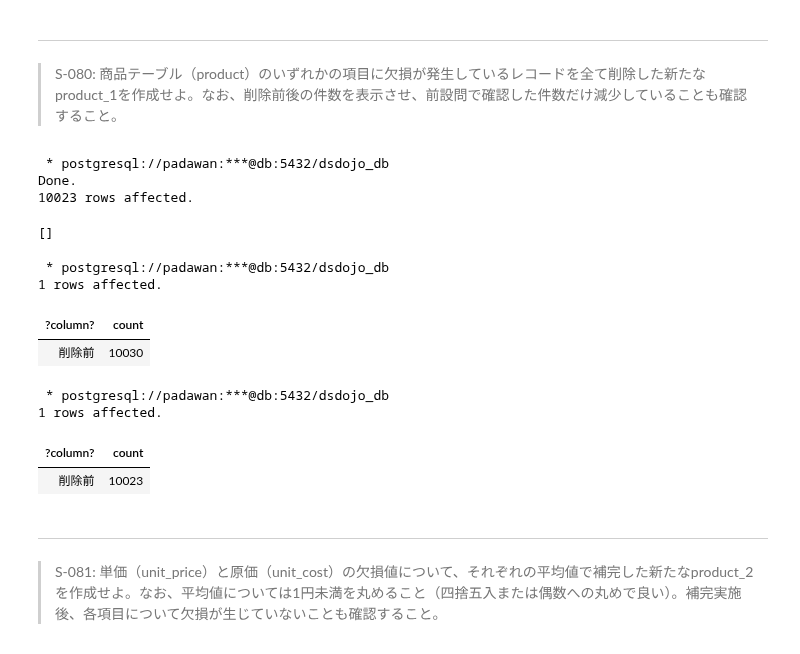
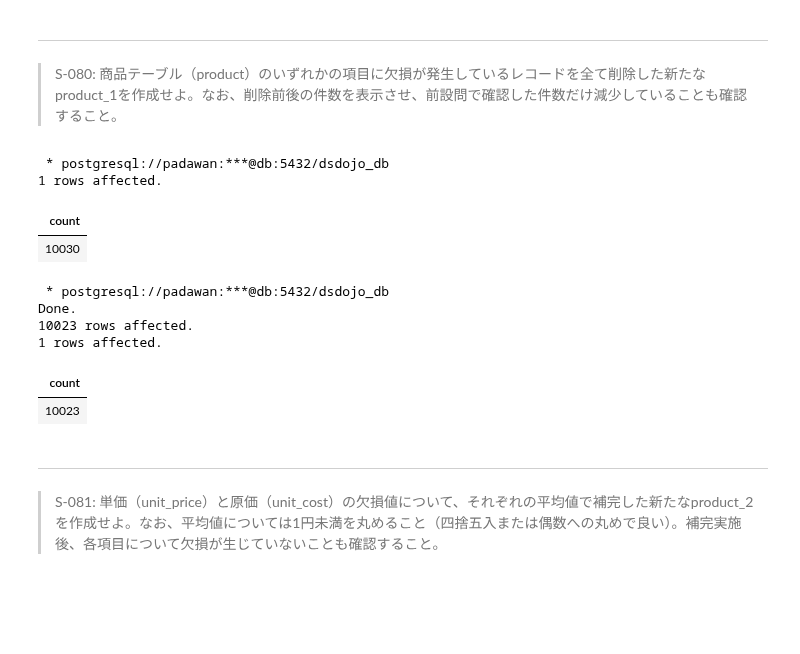
Before and after one commit to The-Japan-DataScientist-Society/100knocks-preprocess, a Jupyter notebook: docker/work/answer/ans_preprocess_knock_SQL.ipynb, the cells around one changed output. Saved outputs shown, nothing was run; the diff lists cells and outputs as text; code cells hidden in the pictures; blank space fills up the shorter version.

```diff
--- a/docker/work/answer/ans_preprocess_knock_SQL.ipynb
+++ b/docker/work/answer/ans_preprocess_knock_SQL.ipynb
@@ -2411,37 +2411,31 @@ FROM product LIMIT 10
 # %% [markdown]
 ---
 > S-080: 商品テーブル（product）のいずれかの項目に欠損が発生しているレコードを全て削除した新たなproduct_1を作成せよ。なお、削除前後の件数を表示させ、前設問で確認した件数だけ減少していることも確認すること。
+# %%
+%%sql
+
+SELECT COUNT(1) FROM product;
+# %% [output]
+ * postgresql://padawan:***@db:5432/dsdojo_db
+1 rows affected.
+| count |
+| 10030 |
 # %%
 %%sql
 
 DROP TABLE IF EXISTS product_1;
 CREATE TABLE product_1 AS (
     SELECT * FROM product
-    WHERE unit_price IS NOT NULL AND unit_cost IS NOT NULL
-)
+    WHERE unit_price IS NOT NULL OR  unit_cost IS NOT NULL
+);
+SELECT COUNT(1) FROM product_1;
 # %% [output]
  * postgresql://padawan:***@db:5432/dsdojo_db
 Done.
 10023 rows affected.
+1 rows affected.
-[]
+| count |
+| 10023 |
-# %%
-%%sql
-
-SELECT '削除前', COUNT(1) FROM product;
-# %% [output]
- * postgresql://padawan:***@db:5432/dsdojo_db
-1 rows affected.
-| ?column? | count |
-| 削除前 | 10030 |
-# %%
-%%sql
-
-SELECT '削除前', COUNT(1) FROM product_1;
-# %% [output]
- * postgresql://padawan:***@db:5432/dsdojo_db
-1 rows affected.
-| ?column? | count |
-| 削除前 | 10023 |
 # %% [markdown]
 ---
 > S-081: 単価（unit_price）と原価（unit_cost）の欠損値について、それぞれの平均値で補完した新たなproduct_2を作成せよ。なお、平均値については1円未満を丸めること（四捨五入または偶数への丸めで良い）。補完実施後、各項目について欠損が生じていないことも確認すること。
```
Also changed, not shown: parts of 4 cells of this notebook, 1 other file.
